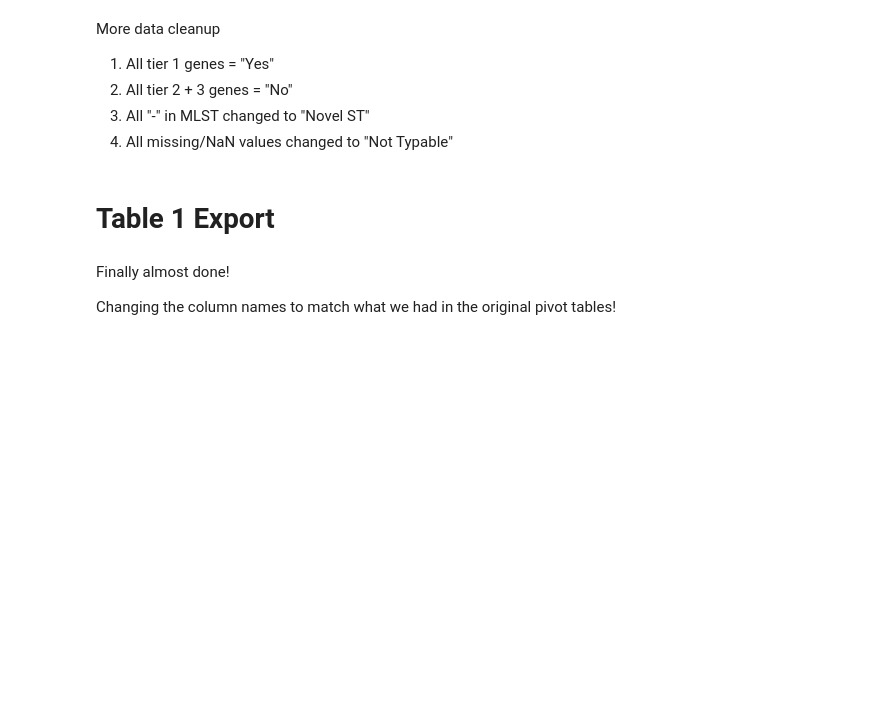
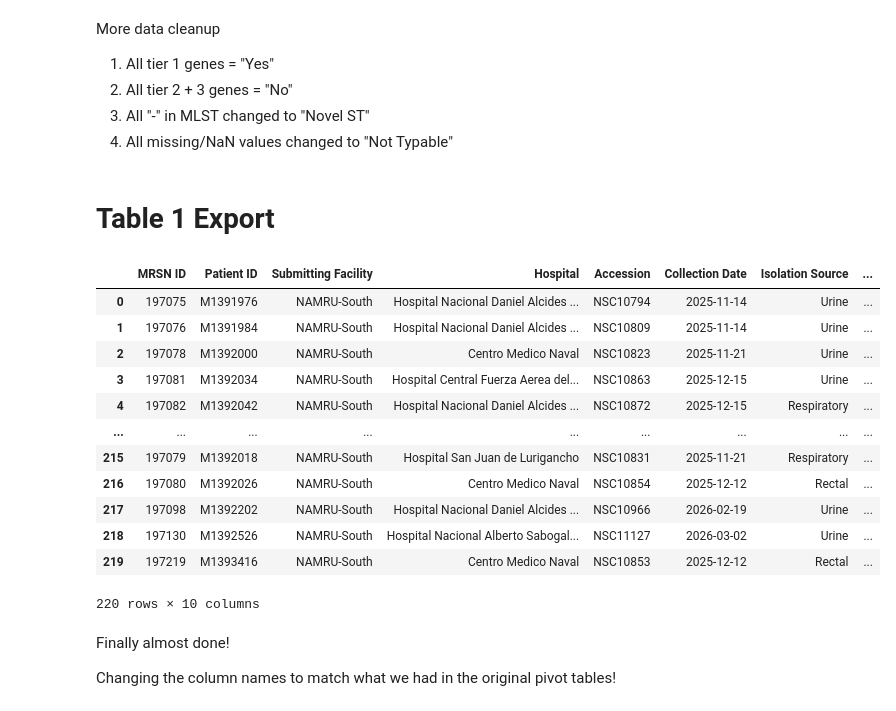
Before and after one commit to enguyen17/GS_report, a Jupyter notebook: GEIS_automation_script.ipynb, the cells around one changed output. Saved outputs shown, nothing was run; the diff lists cells and outputs as text; code cells hidden in the pictures; blank space fills up the shorter version.

Commit message:
updated script
remove kl type code, pull satellite facility and facility from gps file

```diff
--- a/GEIS_automation_script.ipynb
+++ b/GEIS_automation_script.ipynb
@@ -41,10 +41,10 @@ from pathlib import Path
 4. isolateCount = number of isolates in this shipment
 5. submissionDate = the date the isolates were submitted to the MRSN, (year, month, day)
 # %%
-projectCode = "GS"
-facilityName = ""
-countryName = ""
-isolateCount = 1
+projectCode = "GS128"
+facilityName = "WRAIR Africa - Kenya"
+countryName = "Kenya"
+isolateCount = 279
 submissionDate = date(2026, 6, 1)
 # %%
 filename_amr = f"{projectCode}_amr.csv"
@@ -168,8 +168,8 @@ duplicates_sorted = duplicates.sort_values(by=['mrsnId', 'extendedAnnotation'])
 6. Add expected phenotype
 # %%
 # Metadata from GPS export
-pivot_table = metadata[["mrsnId", "armordAccessionNumber", "wgsId", "mlst", "qcCallFinal", "sequencingRun"]].copy()
-pivot_table["Satellite Facility"] = basicData["Satellite Facility"]
+pivot_table = metadata[["mrsnId", "armordAccessionNumber", "wgsId", "mlst", "qcCallFinal", "sequencingRun", "armordSatelliteFacility", "armordFacility"]].copy()
+pivot_table = pivot_table.rename(columns={"armordSatelliteFacility": "Satellite Facility", "armordFacility": "Facility"})
 # %%
 filename_kleborate = f"{projectCode}_kleborate.csv"
 path_kleborate = Path(filename_kleborate)
@@ -256,15 +252,6 @@ pivot_table['mlst'] = pivot_table['mlst'].astype(str).str.replace('-', 'Novel ST
 pivot_table['mlst'] = pivot_table['mlst'].astype(str).str.replace('nan', 'Not Typable', regex=False)
 pivot_table['mlst'] = pivot_table['mlst'].fillna("Not Typable")
 
-# Add KL type to ST-23 isolates
-try:
-    id_map = kl_st_filtered.set_index('mrsnId')['combined']
-    pivot_table['mlst'] = pivot_table['mrsnId'].map(id_map).fillna(pivot_table['mlst'])
-    print("KL Type added")
-except NameError:
-    print("No kleborate data available")
-
-
 mask = ~pivot_table['mlst'].isin(['Novel ST', 'Not Typable'])
 
 # 2. Apply the change only to the rows where the mask is True
@@ -312,9 +301,9 @@ combined_df['mrsnId'] = combined_df['mrsnId'].astype(str).str.replace('MRSN', ''
 # %% [markdown]
 # Table 1 Export
 # %%
-table1_bd = basicData[['MRSN ID', 'Source Id', 'Facility', 'Satellite Facility', 'CHCS Accs', 'Date', 'Isolate Type', 'Organism ID']]
+table1_bd = basicData[['MRSN ID', 'Source Id', 'CHCS Accs', 'Date', 'Isolate Type', 'Organism ID']]
 
-table1_gps = pivot_table[['mrsnId','wgsId','mlst']].copy()
+table1_gps = pivot_table[['mrsnId','wgsId','mlst', "Facility", "Satellite Facility"]].copy()
 
 table1_gps['mrsnId'] = table1_gps['mrsnId'].astype(int)
 
@@ -322,7 +311,7 @@ combined_table1 = pd.merge(table1_bd, table1_gps, left_on='MRSN ID', right_on='m
 
 #rename columns
 
-combined_table1.columns = ['MRSN ID', 'Patient ID', 'Submitting Facility', 'Hospital', 'Accession', 'Collection Date', 'Isolation Source', 'Submitted ID', 'WGS ID', 'ST']
+combined_table1.columns = ['MRSN ID', 'Patient ID', 'Accession', 'Collection Date', 'Isolation Source', 'Submitted ID', 'WGS ID', 'ST', 'Submitting Facility', 'Hospital']
 
 combined_table1.insert(3, 'Country of Isolation', '')
 
@@ -336,6 +325,26 @@ combined_table1["Submitted ID"] = parts.str[0].str[0] + ". " + parts.str[1]
 
 # Convert column to datetime
 combined_table1['Collection Date'] = pd.to_datetime(combined_table1['Collection Date'])
+
+#change column order
+new_order = ['MRSN ID', 'Patient ID', 'Submitting Facility', 'Hospital', 'Accession', 'Collection Date', 'Isolation Source', 'Submitted ID', 'WGS ID', 'ST']
+combined_table1 = combined_table1[new_order]
+# %%
+combined_table1
+# %% [output]
+|  | MRSN ID | Patient ID | Submitting Facility | Hospital | Accession | Collection Date | Isolation Source | ... |
+| 0 | 197075 | M1391976 | NAMRU-South | Hospital Nacional Daniel Alcides ... | NSC10794 | 2025-11-14 | Urine | ... |
+| 1 | 197076 | M1391984 | NAMRU-South | Hospital Nacional Daniel Alcides ... | NSC10809 | 2025-11-14 | Urine | ... |
+| 2 | 197078 | M1392000 | NAMRU-South | Centro Medico Naval | NSC10823 | 2025-11-21 | Urine | ... |
+| 3 | 197081 | M1392034 | NAMRU-South | Hospital Central Fuerza Aerea del... | NSC10863 | 2025-12-15 | Urine | ... |
+| 4 | 197082 | M1392042 | NAMRU-South | Hospital Nacional Daniel Alcides ... | NSC10872 | 2025-12-15 | Respiratory | ... |
+| ... | ... | ... | ... | ... | ... | ... | ... | ... |
+| 215 | 197079 | M1392018 | NAMRU-South | Hospital San Juan de Lurigancho | NSC10831 | 2025-11-21 | Respiratory | ... |
+| 216 | 197080 | M1392026 | NAMRU-South | Centro Medico Naval | NSC10854 | 2025-12-12 | Rectal | ... |
+| 217 | 197098 | M1392202 | NAMRU-South | Hospital Nacional Daniel Alcides ... | NSC10966 | 2026-02-19 | Urine | ... |
+| 218 | 197130 | M1392526 | NAMRU-South | Hospital Nacional Alberto Sabogal... | NSC11127 | 2026-03-02 | Urine | ... |
+| 219 | 197219 | M1393416 | NAMRU-South | Centro Medico Naval | NSC10853 | 2025-12-12 | Rectal | ... |
+220 rows × 10 columns
 # %%
 #Export the Excel File
 
```
Also changed, not shown: parts of 4 cells of this notebook.
